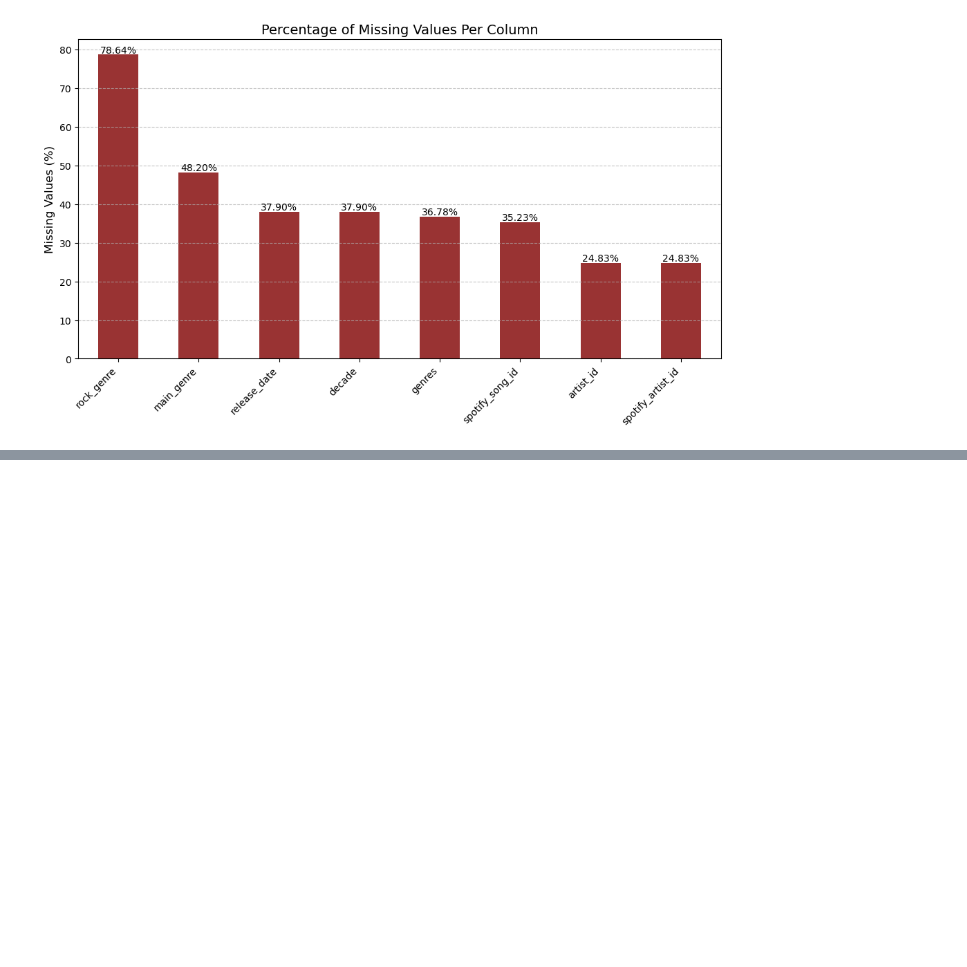
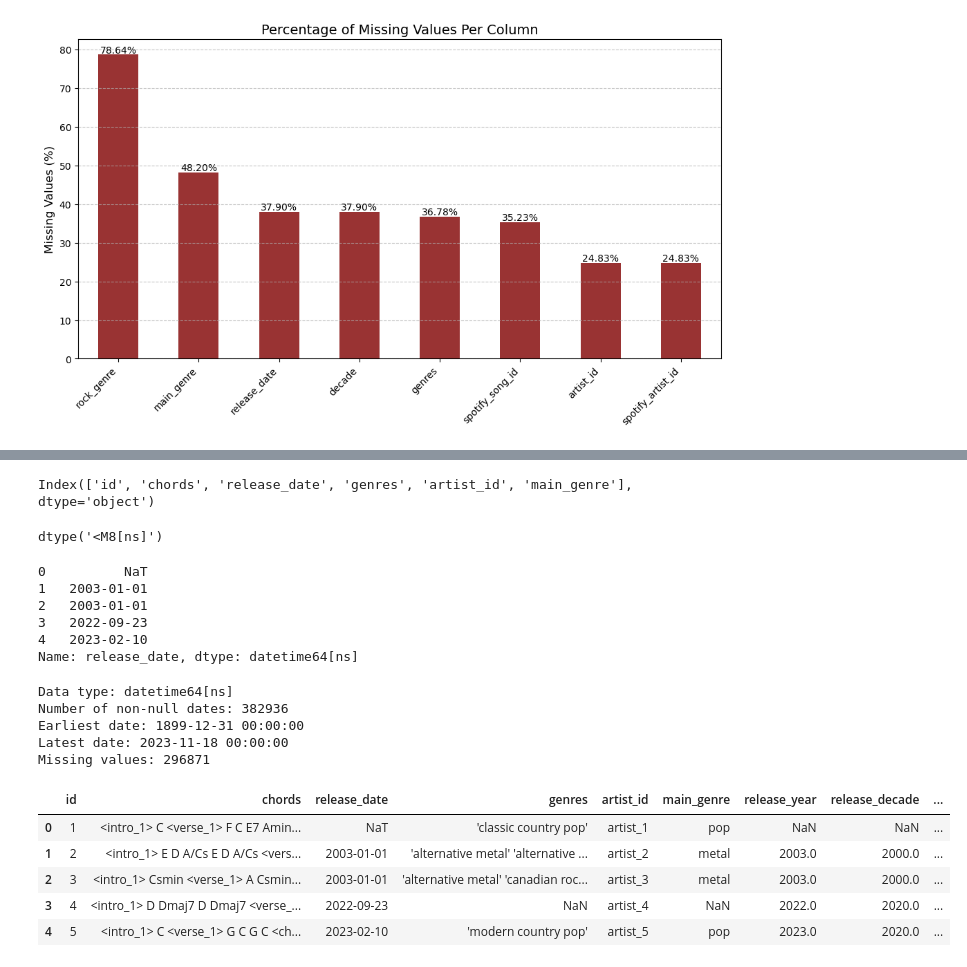
Before and after one commit to AtharvaBhalilkar/chord-gen-ai, a Jupyter notebook: notebooks/data_preprocessing.ipynb, the cells around one changed output, grey strips where cells are left out. Drawn from its saved outputs; the diff is of its cells as text; code cells hidden in the pictures; blank space fills up the shorter version.

Commit message:
Data pre-processing and cleaning
- Dropped irrelevant columns from the dataset.
- Cleaned, scaled, transformed and normalized the chords column

```diff
--- a/notebooks/data_preprocessing.ipynb
+++ b/notebooks/data_preprocessing.ipynb
@@ -131,3 +139,8 @@ for index, value in enumerate(missing_percentage.sort_values(ascending=False)):
 plt.show()
 # %% [output]
 [figure]
+# %%
+unwanted_columns = ['rock_genre', 'spotify_song_id', 'spotify_artist_id', 'decade']
+df_cleaned = df.drop(columns=unwanted_columns)
+
+df = df.drop(columns=unwanted_columns)
@@ -133,0 +156,42 @@ plt.show()
+# %%
+df.columns
+# %% [output]
+Index(['id', 'chords', 'release_date', 'genres', 'artist_id', 'main_genre'], dtype='object')
+# %%
+df['release_date'] = pd.to_datetime(df['release_date'], errors='coerce')
+df['release_year'] = df['release_date'].dt.year
+df['release_decade'] = (df['release_year'] // 10) * 10
+# %%
+df['release_date'].dtype
+# %% [output]
+dtype('<M8[ns]')
+# %%
+df['release_date'].head()
+# %% [output]
+0          NaT
+1   2003-01-01
+2   2003-01-01
+3   2022-09-23
+4   2023-02-10
+Name: release_date, dtype: datetime64[ns]
+# %%
+print("Data type:", df['release_date'].dtype)
+print("Number of non-null dates:", df['release_date'].notnull().sum())
+print("Earliest date:", df['release_date'].min())
+print("Latest date:", df['release_date'].max())
+print("Missing values:", df['release_date'].isna().sum())
+# %% [output]
+Data type: datetime64[ns]
+Number of non-null dates: 382936
+Earliest date: 1899-12-31 00:00:00
+Latest date: 2023-11-18 00:00:00
+Missing values: 296871
+# %%
+df.head()
+# %% [output]
+|  | id | chords | release_date | genres | artist_id | main_genre | release_year | release_decade | ... |
+| 0 | 1 | <intro_1> C <verse_1> F C E7 Amin... | NaT | 'classic country pop' | artist_1 | pop | NaN | NaN | ... |
+| 1 | 2 | <intro_1> E D A/Cs E D A/Cs <vers... | 2003-01-01 | 'alternative metal' 'alternative ... | artist_2 | metal | 2003.0 | 2000.0 | ... |
+| 2 | 3 | <intro_1> Csmin <verse_1> A Csmin... | 2003-01-01 | 'alternative metal' 'canadian roc... | artist_3 | metal | 2003.0 | 2000.0 | ... |
+| 3 | 4 | <intro_1> D Dmaj7 D Dmaj7 <verse_... | 2022-09-23 | NaN | artist_4 | NaN | 2022.0 | 2020.0 | ... |
+| 4 | 5 | <intro_1> C <verse_1> G C G C <ch... | 2023-02-10 | 'modern country pop' | artist_5 | pop | 2023.0 | 2020.0 | ... |
```
Also changed, not shown: parts of 9 cells of this notebook, 1 other file.
